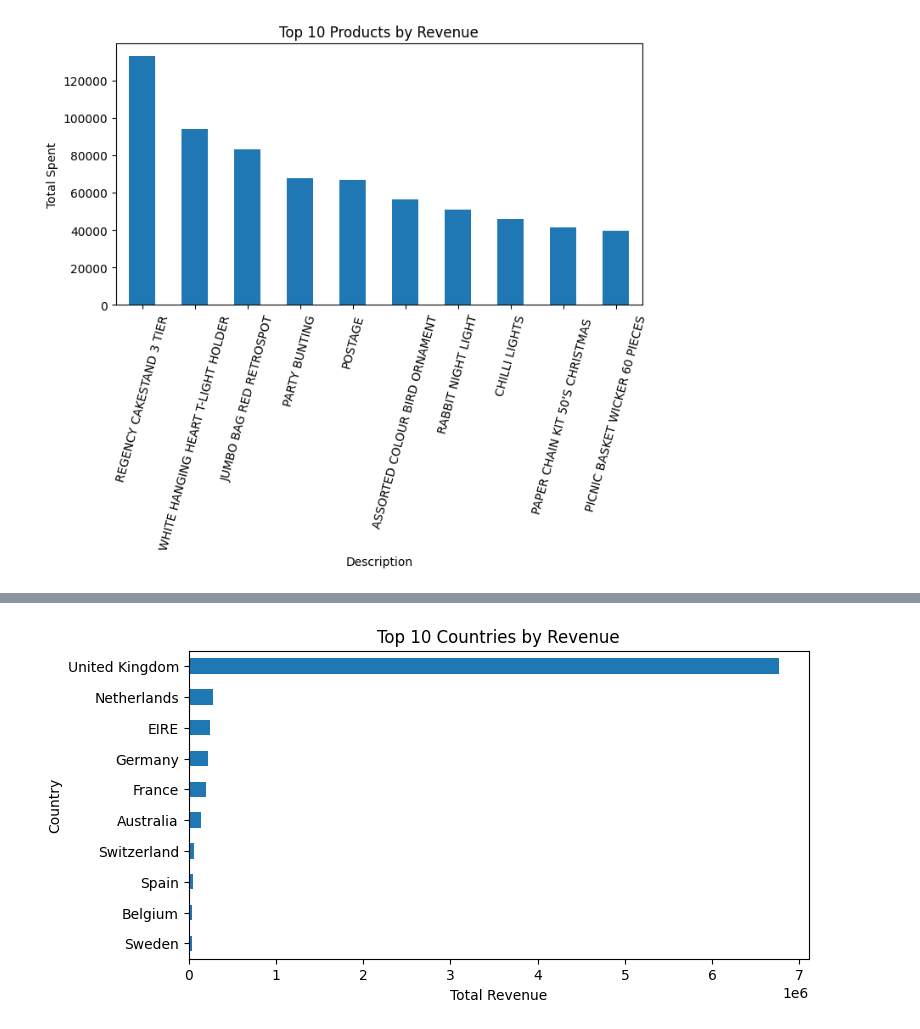
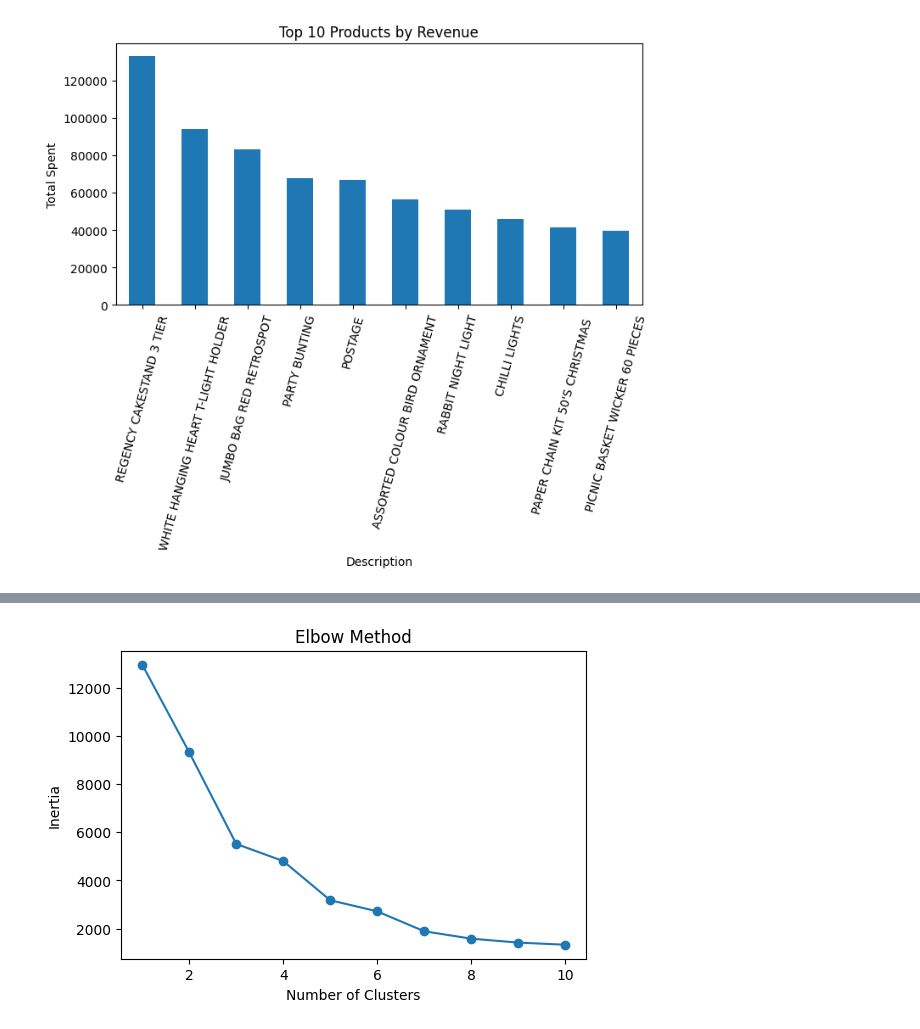
Before and after one commit to Rahamatulla-Mothukuri/Customer-Segmentation, a Jupyter notebook: Customer Segmentation.ipynb, the cells around one changed output, grey strips where cells are left out. Cells and saved outputs as stored; diff of their text form; code cells hidden in the pictures.

```diff
--- a/Customer Segmentation.ipynb
+++ b/Customer Segmentation.ipynb
@@ -247,0 +242,16 @@ revenue_by_country = (
+# %%
+import datetime as dt
+
+snapshot_date = df["InvoiceDate"].max() + dt.timedelta(days=1)
+# %%
+rfm = (
+    df.groupby("CustomerID")
+      .agg(
+          Recency=("InvoiceDate", lambda x: (snapshot_date - x.max()).days),
+          Frequency=("InvoiceNo", "nunique"),
+          Monetary=("Spent", "sum")
+      )
+      .reset_index()
+)
+
+rfm.head()
@@ -248,9 +265,30 @@ revenue_by_country = (
+# %%
+rfm = rfm[rfm["Monetary"] > 0]
+# %%
+from sklearn.preprocessing import StandardScaler
+
+scaler = StandardScaler()
+rfm_scaled = scaler.fit_transform(
+    rfm[["Recency", "Frequency", "Monetary"]]
+)
+# %%
+from sklearn.cluster import KMeans
+
+inertia = []
+
+for k in range(1, 11):
+    kmeans = KMeans(n_clusters=k, random_state=42)
+    kmeans.fit(rfm_scaled)
+    inertia.append(kmeans.inertia_)
+
+plt.figure(figsize=(6,4))
+plt.plot(range(1,11), inertia, marker="o")
+plt.xlabel("Number of Clusters")
+plt.ylabel("Inertia")
+plt.title("Elbow Method")
+plt.show()
+# %% [output]
+[figure, added]
 # %%
-plt.figure(figsize=(8,4))
-top_countries.sort_values().plot(kind="barh")
-plt.title("Top 10 Countries by Revenue")
-plt.xlabel("Total Revenue")
-plt.ylabel("Country")
-plt.show()
+kmeans = KMeans(n_clusters=4, random_state=42)
+rfm["Cluster"] = kmeans.fit_predict(rfm_scaled)
-# %% [output]
-[figure, removed]
```
Also changed, not shown: parts of 5 cells of this notebook.
